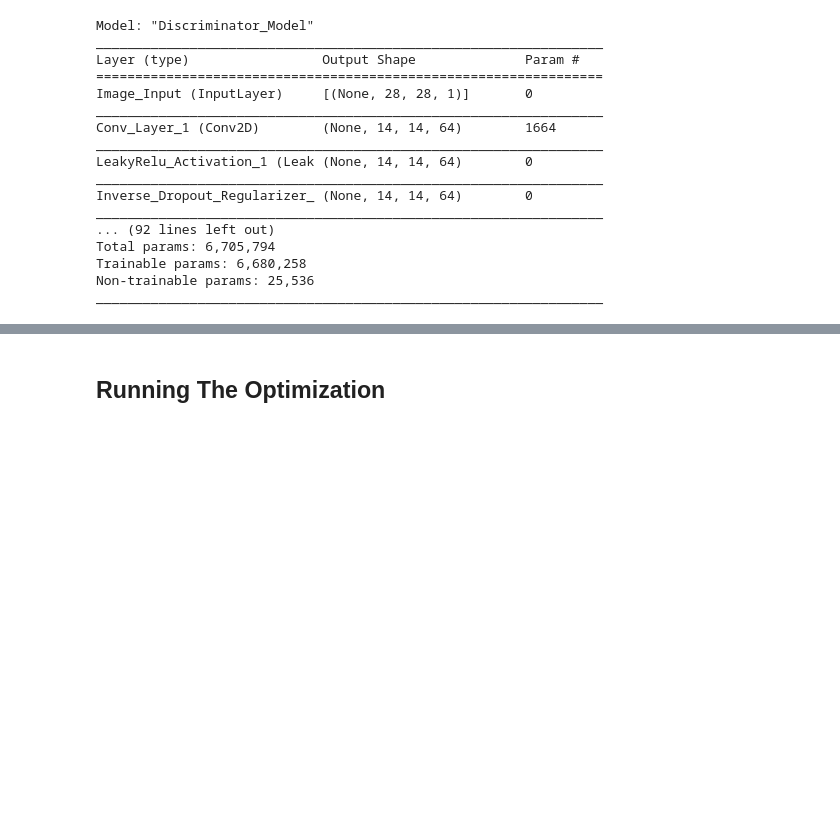
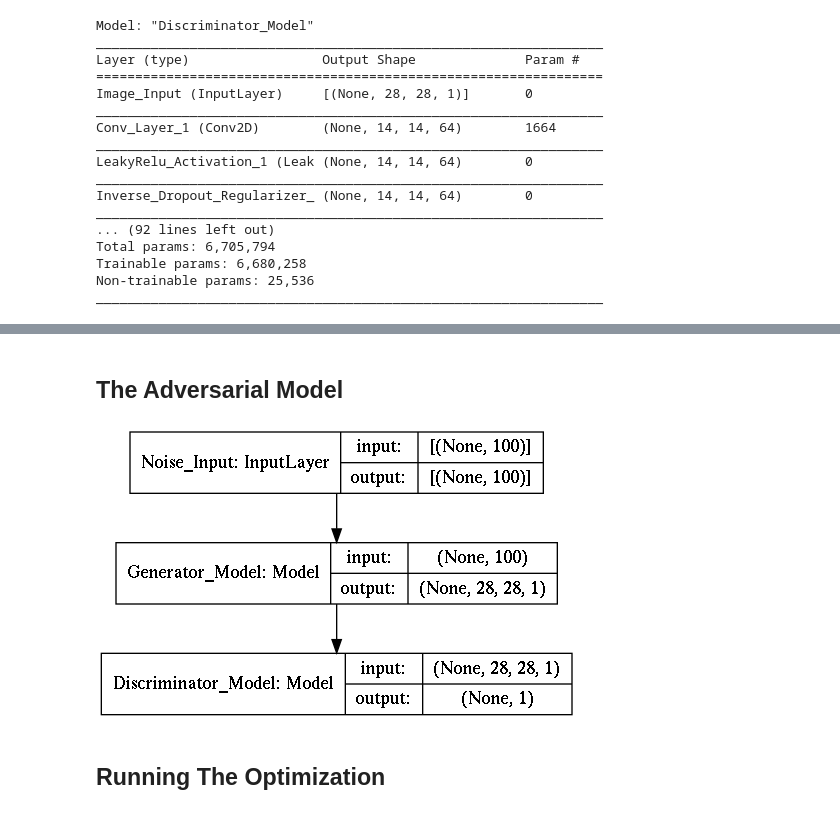
Before and after one commit to SepehrKazemian/Deep-Learning-Practice, a Jupyter notebook: Deep_Convolution_GAN.ipynb, the cells around one changed output, grey strips where cells are left out. Cells and saved outputs as stored; diff of their text form; code cells hidden in the pictures; blank space fills up the shorter version.

```diff
--- a/Deep_Convolution_GAN.ipynb
+++ b/Deep_Convolution_GAN.ipynb
@@ -184,3 +196,9 @@ _________________________________________________________________
+# %% [markdown]
+## The Adversarial Model
+# %%
+keras.utils.plot_model(generator_compilation, show_shapes=True)
+# %% [output]
+[figure, added]
 # %% [markdown]
 ## Running The Optimization
 # %% [markdown]
```
Also changed, not shown: parts of 9 cells of this notebook.
